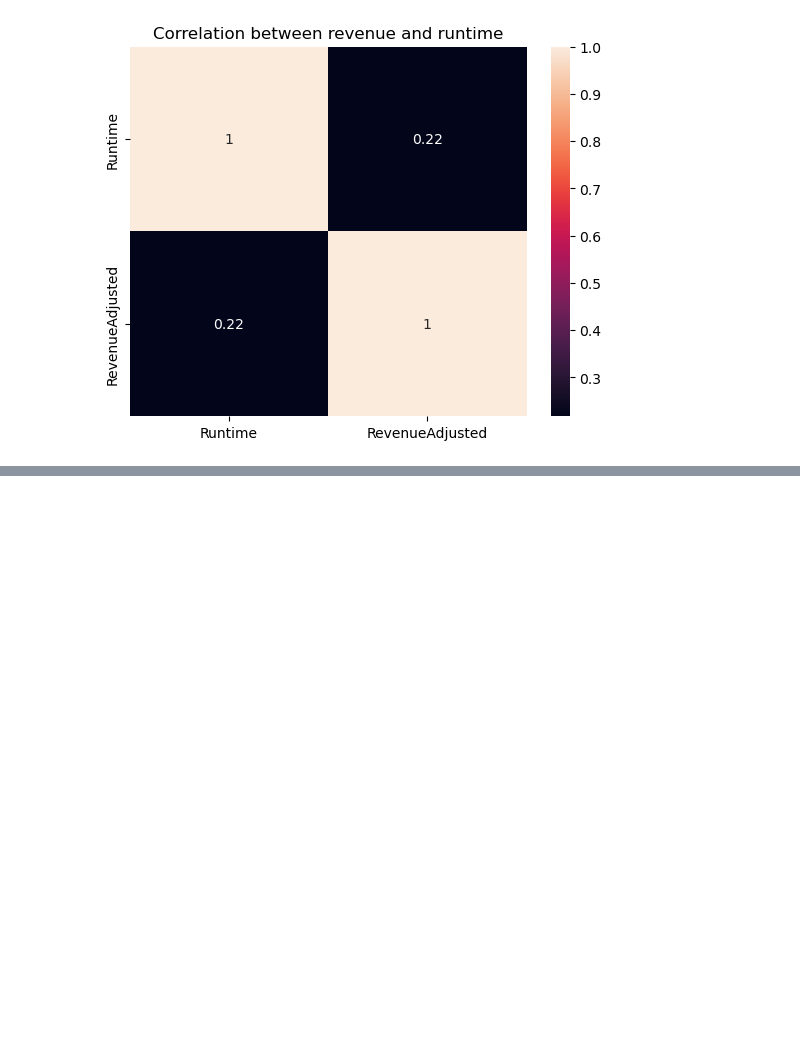
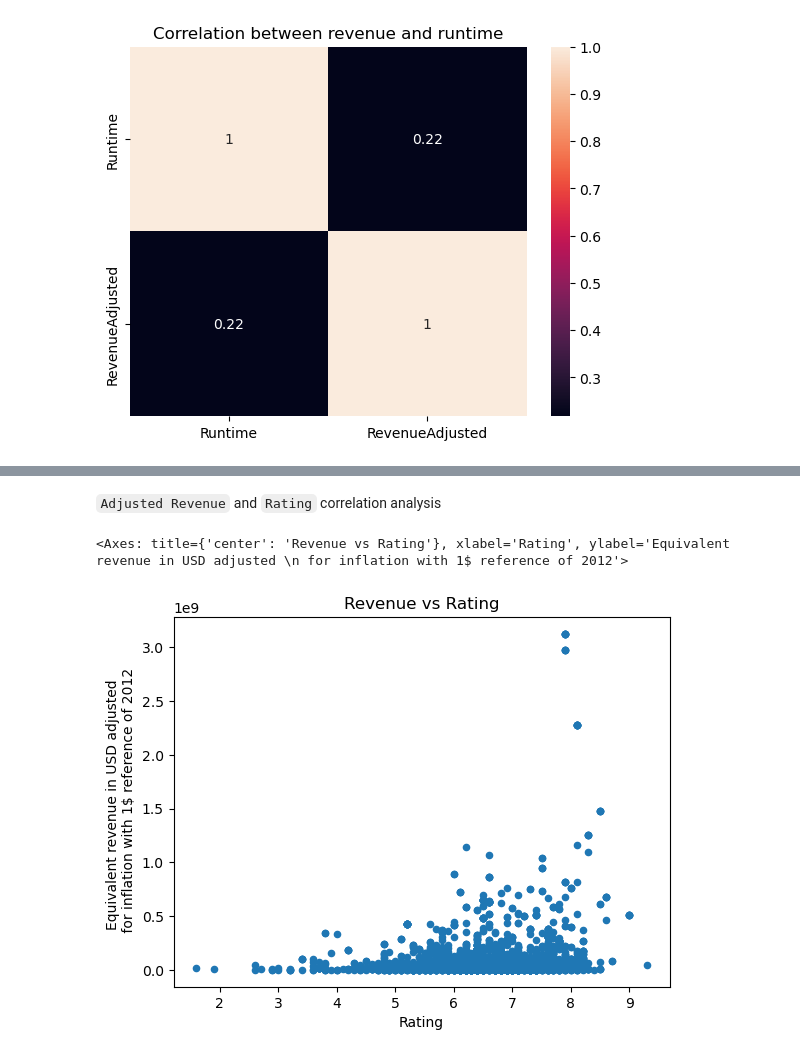
Before and after one commit to epfl-ada/ada-2023-project-dataexplorers, a Jupyter notebook: small_features.ipynb, the cells around one changed output, grey strips where cells are left out. Cells and saved outputs as stored; diff of their text form; code cells hidden in the pictures; blank space fills up the shorter version.

Commit message:
some more analysis

```diff
--- a/small_features.ipynb
+++ b/small_features.ipynb
@@ -349,0 +400,8 @@ Text(0.5, 1.0, 'Correlation between revenue and runtime')
+# %% [markdown]
+`Adjusted Revenue` and `Rating` correlation analysis
+# %%
+# plot revenue adjusted against rating score
+scraped_merge.plot(kind="scatter", x="rating_score", y="RevenueAdjusted", title="Revenue vs Rating", xlabel="Rating", ylabel="Equivalent revenue in USD adjusted \n for inflation with 1$ reference of 2012")
+# %% [output]
+<Axes: title={'center': 'Revenue vs Rating'}, xlabel='Rating', ylabel='Equivalent revenue in USD adjusted \n for inflation with 1$ reference of 2012'>
+[figure, added]
```
Also changed, not shown: parts of 13 cells of this notebook.
